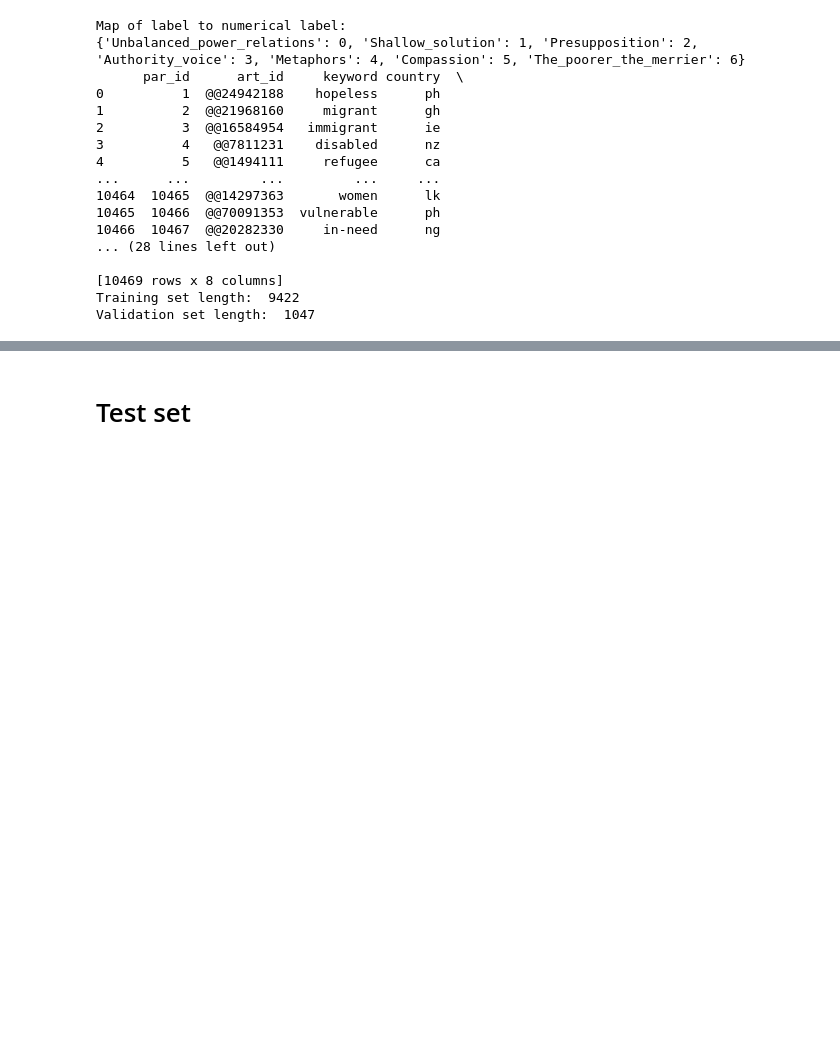
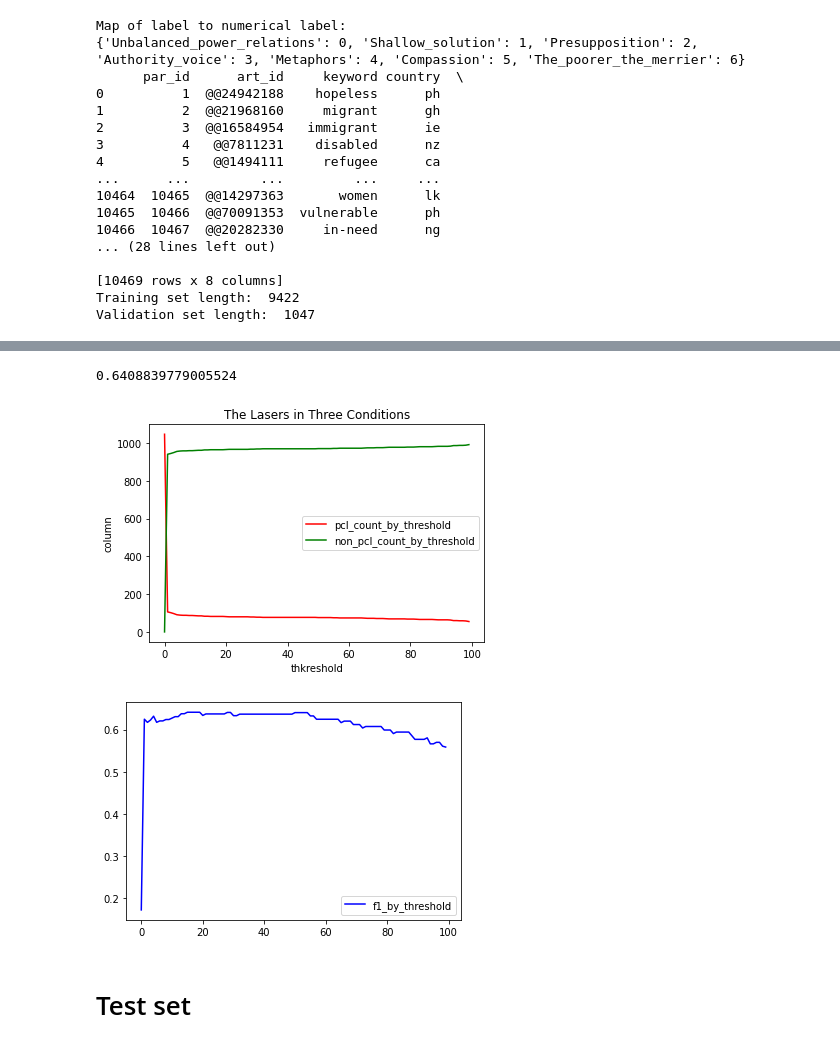
Before and after one commit to 772435284/NLP_CW, a Jupyter notebook: NLP_CW/jonas.ipynb, the cells around one changed output, grey strips where cells are left out. Cells and saved outputs as stored; diff of their text form; code cells hidden in the pictures; blank space fills up the shorter version.

Commit message:
update: dynamic threshold

```diff
--- a/NLP_CW/jonas.ipynb
+++ b/NLP_CW/jonas.ipynb
@@ -349,10 +335,11 @@ def evaluate(model, tokenizer, data_loader):
 # %%
 validation_loader = DataLoader(eval_dataset)
 
-preds, tot_labels = evaluate(model, tokenizer, validation_loader)
+preds, tot_labels, confidences = evaluate(model, tokenizer, validation_loader)
 tot_labels = np.array(tot_labels)
 preds = np.array(preds)
-report = classification_report(tot_labels, preds, target_names=["Not PCL","PCL"], output_dict= True)
+confidences = np.array(confidences)
+report = classification_report(tot_labels, preds, target_names=["Not PCL", "PCL"], output_dict=True)
 print(report)
 
 print(report['accuracy'])
@@ -366,3 +363,45 @@ print(report['PCL']['f1-score'])
+# %%
+# define threshold
+pcl_count_by_threshold = []
+non_pcl_count_by_threshold = []
+f1_by_threshold = []
+for percentage in range(100):
+    threshold = percentage / 100
+    pcl_count = (confidences > threshold).sum()
+    non_pcl_count = (confidences <= threshold).sum()
+    pred = np.zeros(tot_labels.shape)
+    pred[confidences > threshold] = 1
+    pcl_count_by_threshold.append(pcl_count)
+    non_pcl_count_by_threshold.append(non_pcl_count)
+    f1_by_threshold.append(classification_report(tot_labels, pred, target_names=["Not PCL", "PCL"], output_dict=True)['PCL']['f1-score'])
+
+best_threshold = np.argmax(f1_by_threshold) / 100
+# %%
+# best_threshold
+np.max(f1_by_threshold)
+# %% [output]
+0.6408839779005524
+# %%
+import matplotlib.pyplot as plt
+
+x=np.arange(0,100)
+l1=plt.plot(x,pcl_count_by_threshold,'r',label='pcl_count_by_threshold')
+l2=plt.plot(x,non_pcl_count_by_threshold,'g',label='non_pcl_count_by_threshold')
+
+# plt.plot(x1,y1,'ro-',x2,y2,'g+-',x3,y3,'b^-')
+plt.title('The Lasers in Three Conditions')
+plt.xlabel('thkreshold')
+plt.ylabel('column')
+plt.legend()
+plt.show()
+
+plt.clf()
+l3=plt.plot(x, f1_by_threshold,'b',label='f1_by_threshold')
+plt.legend()
+plt.show()
+# %% [output]
+[figure, added]
+[figure, added]
 # %% [markdown]
 # Test set
 # %%
```
Also changed, not shown: parts of 13 cells of this notebook.
